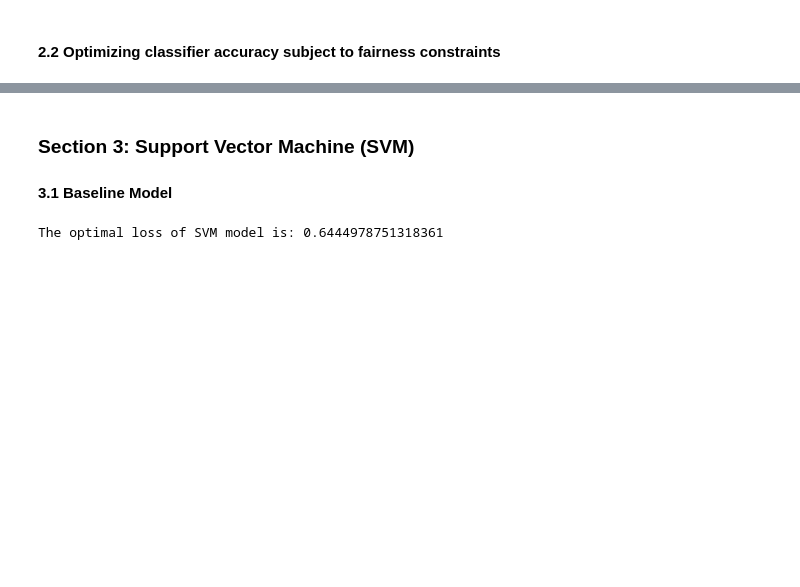
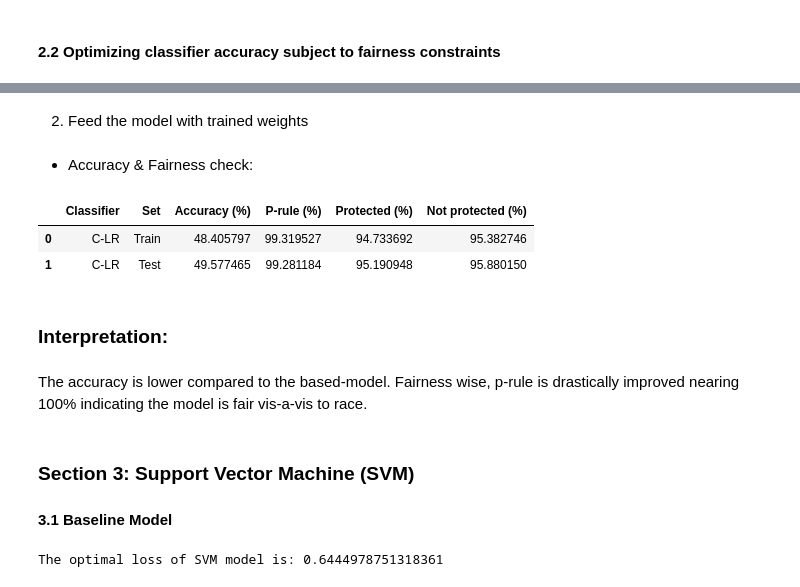
Before and after one commit to TZstatsADS/ads-spring2023-project4-group-6, a Jupyter notebook: doc/main.ipynb, the cells around one changed output, grey strips where cells are left out. Cells and saved outputs as stored; diff of their text form; code cells hidden in the pictures; blank space fills up the shorter version.

```diff
--- a/doc/main.ipynb
+++ b/doc/main.ipynb
@@ -17,7 +41,7 @@ from c_svm import SVM
 
 ### Section 1: Load Data
 # %%
-df =  pd.read_csv('data/compas-scores-two-years_cleaned.csv')
+df =  pd.read_csv('../output/compas-scores-two-years_cleaned.csv')
 df.head(3)
 # %% [output]
 |  | sex | age_cat | race | priors_count | c_charge_degree | two_year_recid | length_of_stay |
@@ -119,3 +151,54 @@ pd.DataFrame(results_lr)
+# %%
+# Setting Constrains
+#In this case, only fairness constraints are applied (apply_fairness_constraints = 1)
+# While accuracy constraint and separate constraint are not applied (both set to 0).
+fairness_constraint = 1
+accuracy_constraint = 0
+separate_constraint = 0
+gamma = None
+sensitive_attrs = ['race']
+sensitive_attrs_to_cov_thresh = {'race': 0}
+x_control = {'race': race_train}
+# %%
+# Training model with constraints
+np.random.seed(704)
+cweight = ut.train_model(X_train,
+                   y_train,
+                   x_control,
+                   lf._logistic_loss,
+                   fairness_constraint,
+                   accuracy_constraint,
+                   separate_constraint,
+                   sensitive_attrs,
+                   sensitive_attrs_to_cov_thresh,
+                   gamma)
+# %% [markdown]
+2. Feed the model with trained weights
+# %%
+# Feeding model with coefficients and weights
+m = LogisticRegression()
+m.coef_= cweight.reshape((1,-1))
+m.intercept_ = 0
+m.classes_ = np.array([0, 1])
+# %% [markdown]
++ Accuracy & Fairness check:
+# %%
+# Print the results
+results_clr = {"Classifier": ["C-LR", "C-LR"],
+               "Set": ["Train", "Test"],
+               "Accuracy (%)": [m.score(X_train, y_train)*100, m.score(X_test, y_test)*100],
+               "P-rule (%)": [p_rule(race_train, m.predict(X_train))[0]*100, p_rule(race_test, m.predict(X_test))[0]*100],
+               "Protected (%)": [p_rule(race_train, m.predict(X_train))[1]*100, p_rule(race_test, m.predict(X_test))[1]*100],
+               "Not protected (%)": [p_rule(race_train, m.predict(X_train))[2]*100, p_rule(race_test, m.predict(X_test))[2]*100]}
+pd.DataFrame(results_clr)
+# %% [output]
+|  | Classifier | Set | Accuracy (%) | P-rule (%) | Protected (%) | Not protected (%) |
+| 0 | C-LR | Train | 48.405797 | 99.319527 | 94.733692 | 95.382746 |
+| 1 | C-LR | Test | 49.577465 | 99.281184 | 95.190948 | 95.880150 |
+# %% [markdown]
+### Interpretation:
+# %% [markdown]
+The accuracy is lower compared to the based-model. Fairness wise, p-rule is drastically improved nearing 100% indicating the model is fair vis-a-vis to race.
 # %% [markdown]
 ### Section 3: Support Vector Machine (SVM)
 #### 3.1 Baseline Model
```
Also changed, not shown: parts of 8 cells of this notebook, 4 other files.
